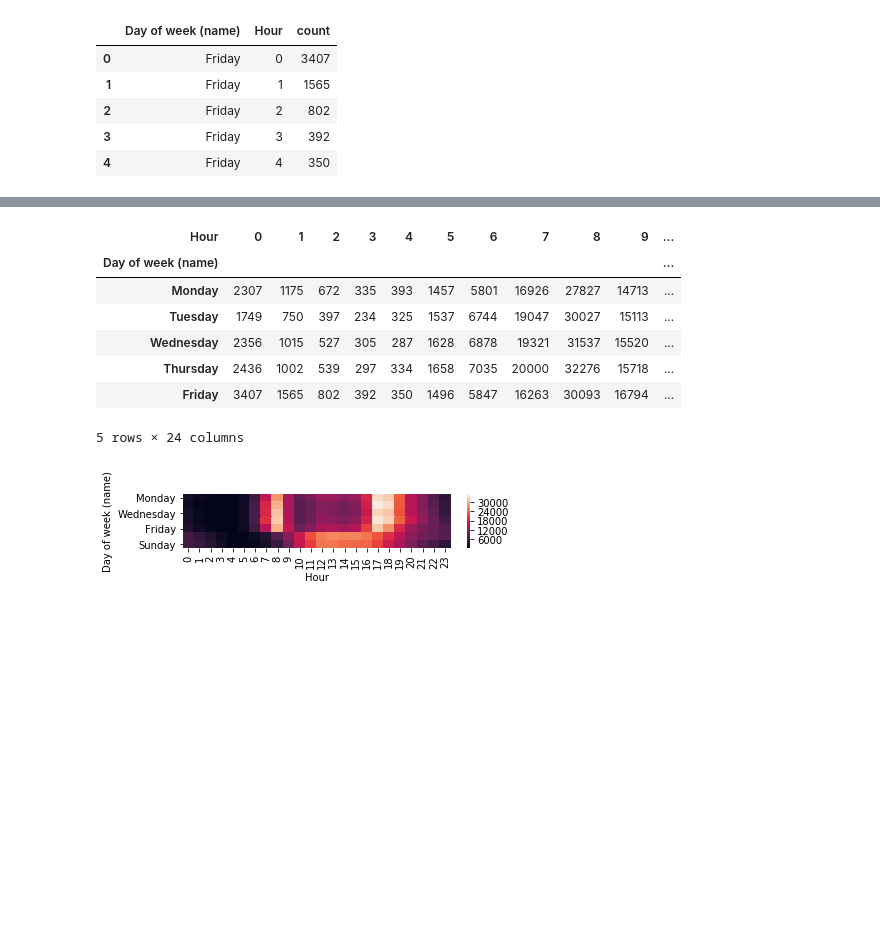
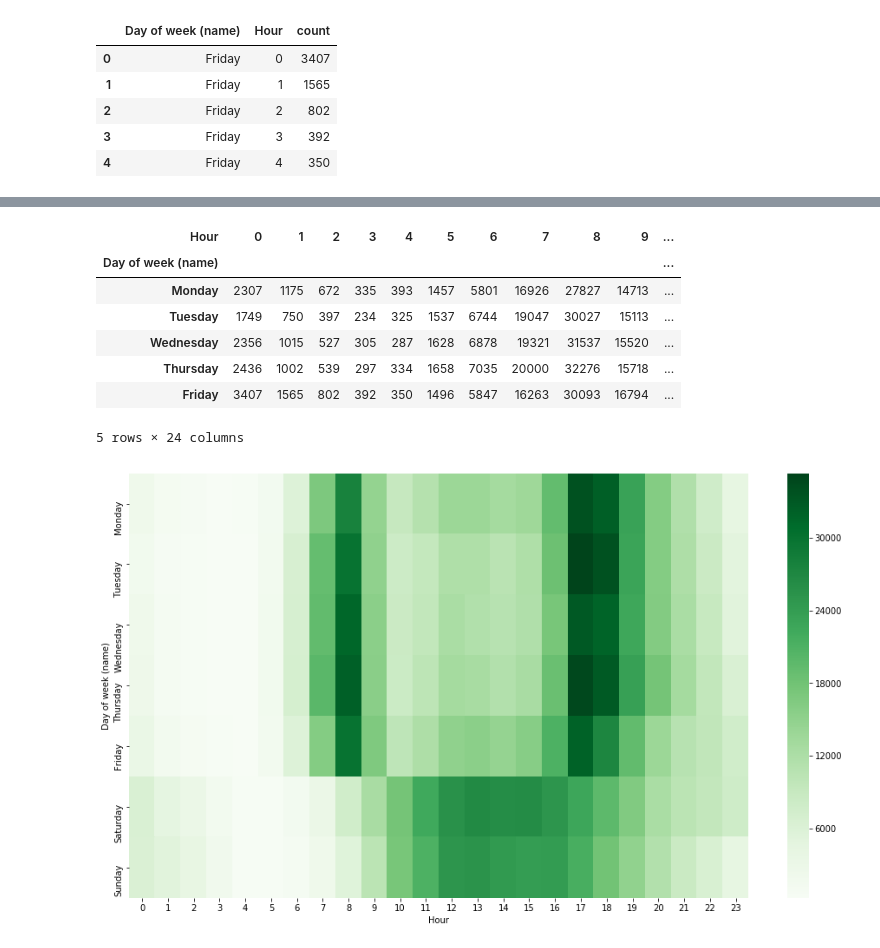
Before and after one commit to bastienchabal/GLO-4027, a Jupyter notebook: knime/heatmap/WIP.ipynb, the cells around one changed output, grey strips where cells are left out. Saved outputs shown, nothing was run; the diff lists cells and outputs as text; code cells hidden in the pictures; blank space fills up the shorter version.

```diff
--- a/knime/heatmap/WIP.ipynb
+++ b/knime/heatmap/WIP.ipynb
@@ -54,19 +54,19 @@ plt.show()
 # %%
 df = df.pivot("Day of week (name)", "Hour", "count")
 daysOrder = ['Monday', 'Tuesday', 'Wednesday', 'Thursday', 'Friday', 'Saturday', 'Sunday']
 df = df.reindex(index=daysOrder)
 display(df.head())
-#ax = sns.heatmap(df, cmap="YlGnBu")
-ax = sns.heatmap(df, cmap=sns.palplot(sns.light_palette("green")))
+ax = sns.heatmap(df, cmap="Greens")
 
+plt.rcParams["figure.figsize"] = [16,9]
 plt.show()
 # %% [output]
 | Hour | 0 | 1 | 2 | 3 | 4 | 5 | 6 | 7 | 8 | 9 | ... |
 | Day of week (name) |  |  |  |  |  |  |  |  |  |  | ... |
 | Monday | 2307 | 1175 | 672 | 335 | 393 | 1457 | 5801 | 16926 | 27827 | 14713 | ... |
 | Tuesday | 1749 | 750 | 397 | 234 | 325 | 1537 | 6744 | 19047 | 30027 | 15113 | ... |
 | Wednesday | 2356 | 1015 | 527 | 305 | 287 | 1628 | 6878 | 19321 | 31537 | 15520 | ... |
 | Thursday | 2436 | 1002 | 539 | 297 | 334 | 1658 | 7035 | 20000 | 32276 | 15718 | ... |
 | Friday | 3407 | 1565 | 802 | 392 | 350 | 1496 | 5847 | 16263 | 30093 | 16794 | ... |
 5 rows × 24 columns
-[figure, old version]
+[figure, new version]
```
Also changed, not shown: parts of 1 cell of this notebook, 2 other files.
